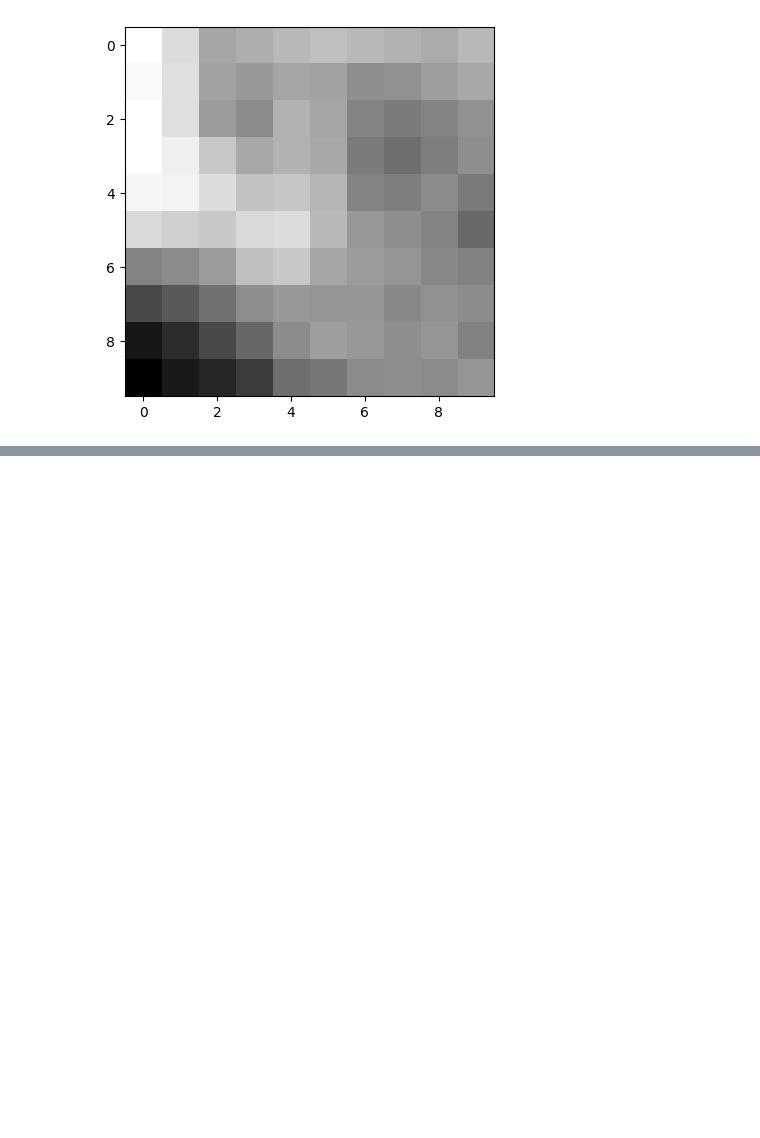
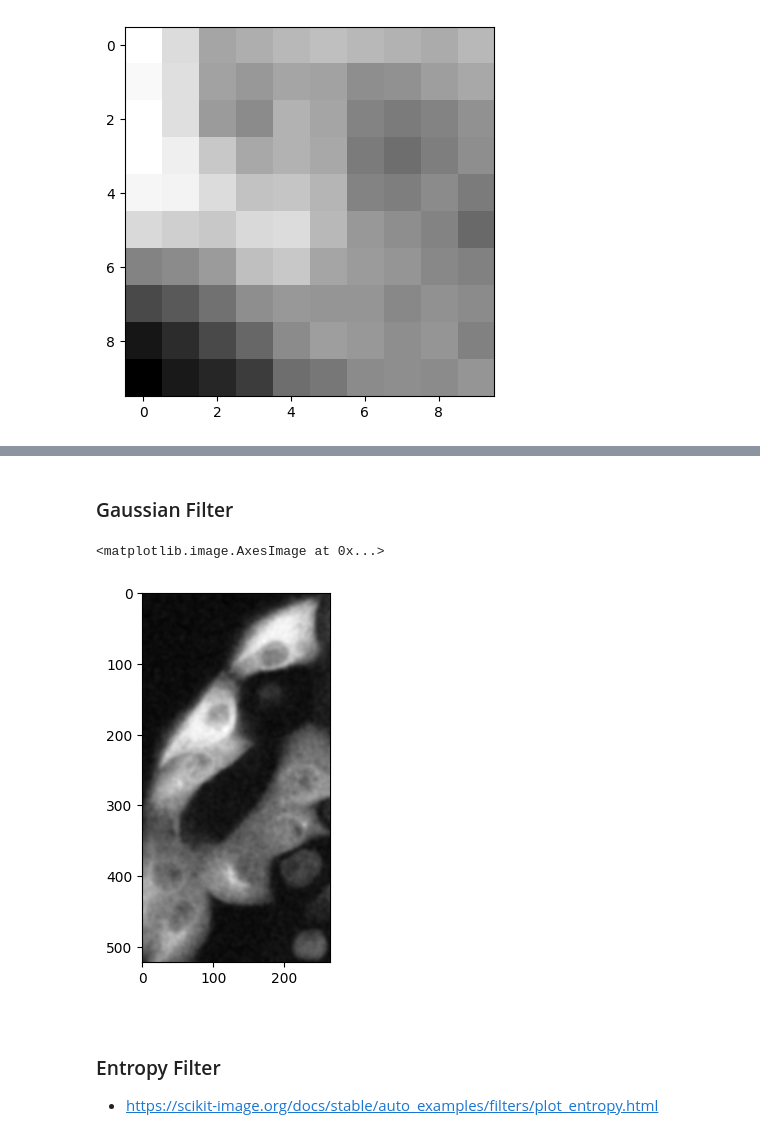
Before and after one commit to utsavdarlami/cv_workshop, a Jupyter notebook: day3_cv.ipynb, the cells around one changed output, grey strips where cells are left out. Drawn from its saved outputs; the diff is of its cells as text; code cells hidden in the pictures; blank space fills up the shorter version.

Commit message:
[WIP] Add: filtering and thersholding concepts

```diff
--- a/day3_cv.ipynb
+++ b/day3_cv.ipynb
@@ -176,0 +239,10 @@ g_image[0, 0]
+# %% [markdown]
+### Gaussian Filter
+# %%
+g_img2 = gaussian(img, sigma=2)
+plt.imshow(g_img2, cmap='gray')
+# %% [output]
+<matplotlib.image.AxesImage at 0x...>
+[figure, added]
+# %% [markdown]
+<!-- ![alt text](imgs/gaussian.png "Gaussian") -->
@@ -176,0 +252,3 @@ g_image[0, 0]
+# %% [markdown]
+### Entropy Filter
+- https://scikit-image.org/docs/stable/auto_examples/filters/plot_entropy.html
```
Also changed, not shown: parts of 72 cells of this notebook, 14 other files.
